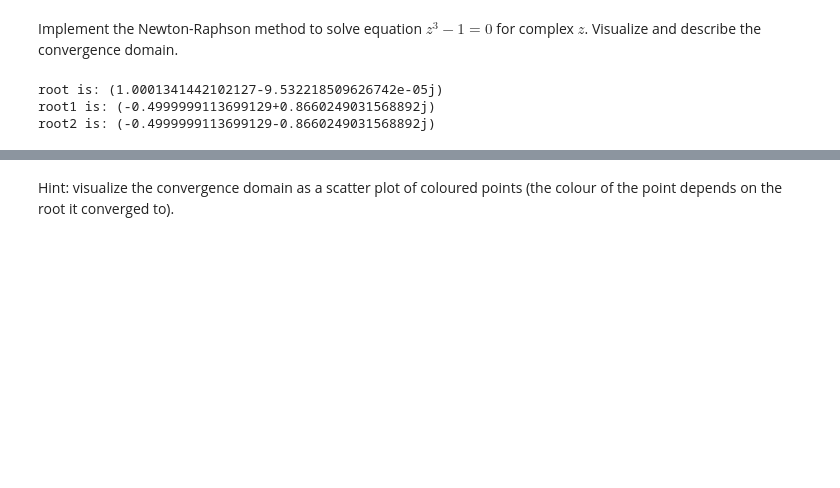
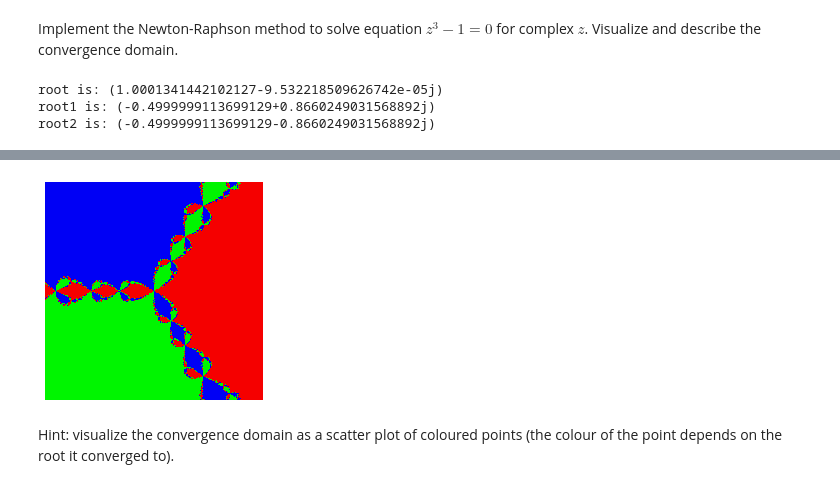
Before and after one commit to BelykhMaria/HSE_CCP, a Jupyter notebook: Lesson 2/nonlinear equations HW_BelykhMV.ipynb, the cells around one changed output, grey strips where cells are left out. Saved outputs shown, nothing was run; the diff lists cells and outputs as text; code cells hidden in the pictures; blank space fills up the shorter version.

```diff
--- a/Lesson 2/nonlinear equations HW_BelykhMV.ipynb
+++ b/Lesson 2/nonlinear equations HW_BelykhMV.ipynb
@@ -240,2 +260,9 @@ NameError: name 'line' is not defined
+# %%
+pimg = newton_set(width=1024, height=1024, zoom=1, x_off=0, y_off=0, niter=1024)
+plt.axis('off')
+plt.imshow(pimg)
+plt.show()
+# %% [output]
+[figure, added]
 # %% [markdown]
 Hint: visualize the convergence domain as a scatter plot of coloured points (the colour of the point depends on the root it converged to).
```
Also changed, not shown: parts of 8 cells of this notebook, 1 other file.
